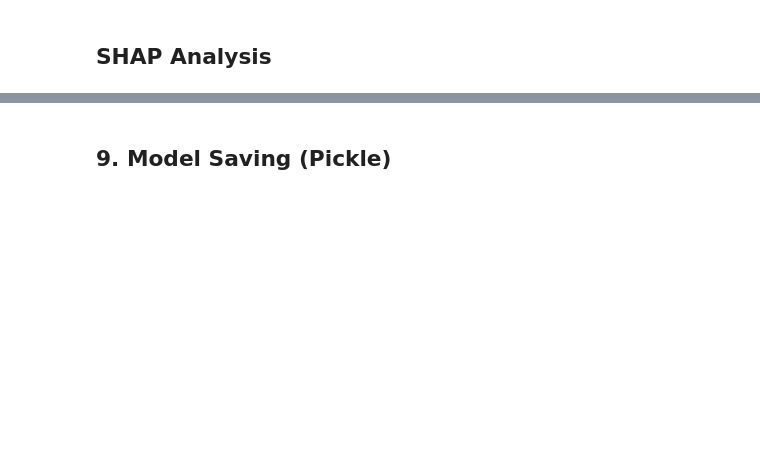
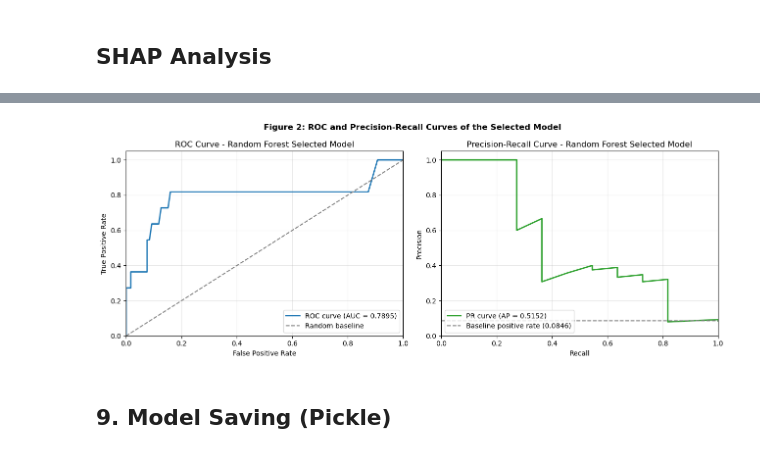
Before and after one commit to OLATECh001/Intelligent-ML-System-for-Student-dropout, a Jupyter notebook: notebook/Model_Building.ipynb, the cells around one changed output, grey strips where cells are left out. Drawn from its saved outputs; the diff is of its cells as text; code cells hidden in the pictures; blank space fills up the shorter version.

```diff
--- a/notebook/Model_Building.ipynb
+++ b/notebook/Model_Building.ipynb
@@ -1228,0 +1277,79 @@ print("=" * 60)
+# %%
+# ============================================
+# Selected Model: Random Forest
+# ============================================
+from sklearn.metrics import (
+    roc_curve,
+    precision_recall_curve,
+    roc_auc_score,
+    average_precision_score,
+)
+
+selected_model_name = "Random Forest"
+selected_threshold = 0.40
+selected_model = best_rf
+
+y_prob_rf = selected_model.predict_proba(X_test)[:, 1]
+y_pred_rf = (y_prob_rf >= selected_threshold).astype(int)
+
+roc_auc_rf = roc_auc_score(y_test, y_prob_rf)
+pr_auc_rf = average_precision_score(y_test, y_prob_rf)
+precision_rf = precision_score(y_test, y_pred_rf, zero_division=0)
+recall_rf = recall_score(y_test, y_pred_rf, zero_division=0)
+f1_rf = f1_score(y_test, y_pred_rf, zero_division=0)
+
+fpr, tpr, _ = roc_curve(y_test, y_prob_rf)
+pr_precision, pr_recall, _ = precision_recall_curve(y_test, y_prob_rf)
+baseline_positive_rate = np.mean(y_test)
+
+print("Figure 2 metrics from selected Random Forest")
+print(f"Threshold : {selected_threshold:.2f}")
+print(f"Precision : {precision_rf:.4f}")
+print(f"Recall    : {recall_rf:.4f}")
+print(f"F1 Score  : {f1_rf:.4f}")
+print(f"ROC AUC   : {roc_auc_rf:.4f}")
+print(f"PR AUC    : {pr_auc_rf:.4f}")
+
+fig, axes = plt.subplots(1, 2, figsize=(13, 5))
+
+axes[0].plot(
+    fpr,
+    tpr,
+    color="tab:blue",
+    linewidth=2,
+    label=f"ROC curve (AUC = {roc_auc_rf:.4f})",
+)
+axes[0].plot([0, 1], [0, 1], color="gray", linestyle="--", label="Random baseline")
+axes[0].set_title("ROC Curve - Random Forest Selected Model")
+axes[0].set_xlabel("False Positive Rate")
+axes[0].set_ylabel("True Positive Rate")
+axes[0].set_xlim(0, 1)
+axes[0].set_ylim(0, 1.05)
+axes[0].grid(True, alpha=0.3)
+axes[0].legend(loc="lower right")
+
+axes[1].plot(
+    pr_recall,
+    pr_precision,
+    color="tab:green",
+    linewidth=2,
+    label=f"PR curve (AP = {pr_auc_rf:.4f})",
+)
+axes[1].axhline(
+    baseline_positive_rate,
+    color="gray",
+    linestyle="--",
+    label=f"Baseline positive rate ({baseline_positive_rate:.4f})",
+)
+axes[1].set_title("Precision-Recall Curve - Random Forest Selected Model")
+axes[1].set_xlabel("Recall")
+axes[1].set_ylabel("Precision")
+axes[1].set_xlim(0, 1)
+axes[1].set_ylim(0, 1.05)
+axes[1].grid(True, alpha=0.3)
+axes[1].legend(loc="lower left")
+
+fig.suptitle("Figure 2: ROC and Precision-Recall Curves of the Selected Model", fontweight="bold")
+plt.tight_layout()
+plt.show()
+# %% [output]
@@ -1229,3 +1363,4 @@ print("=" * 60)
+[figure, added]
 # %% [markdown]
 ## 9. Model Saving (Pickle)
 # %%
```
Also changed, not shown: parts of 9 cells of this notebook, 33 other files.
